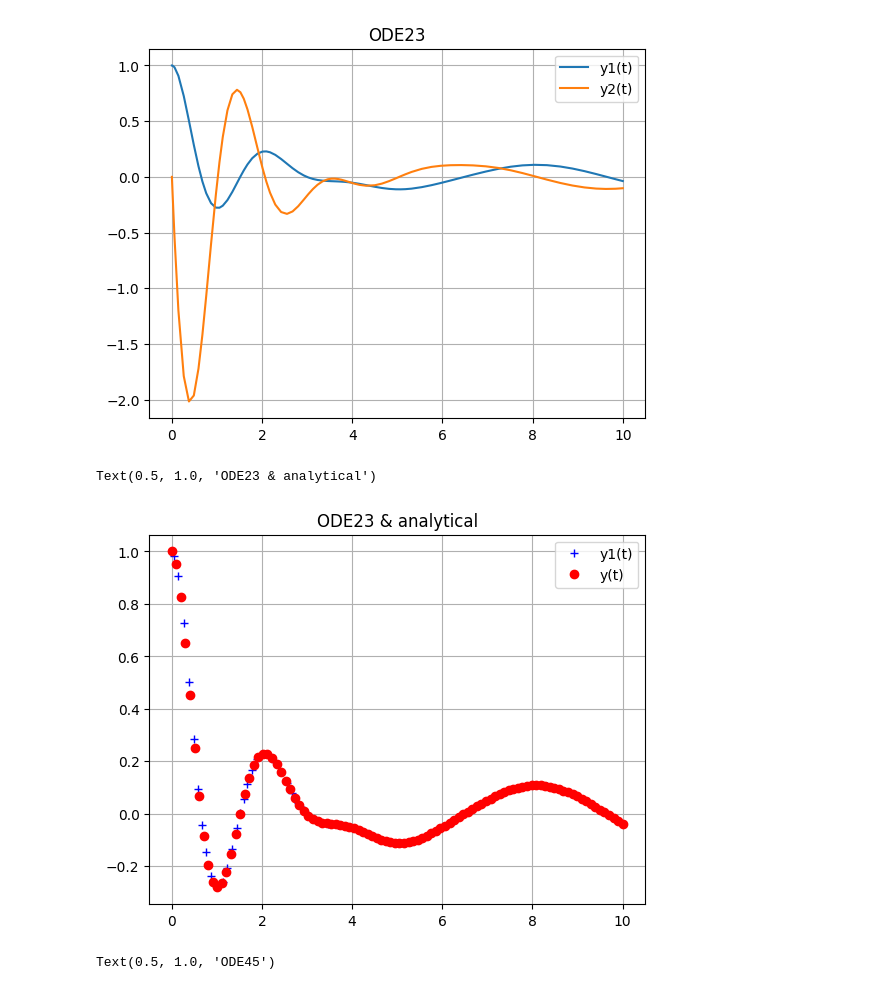
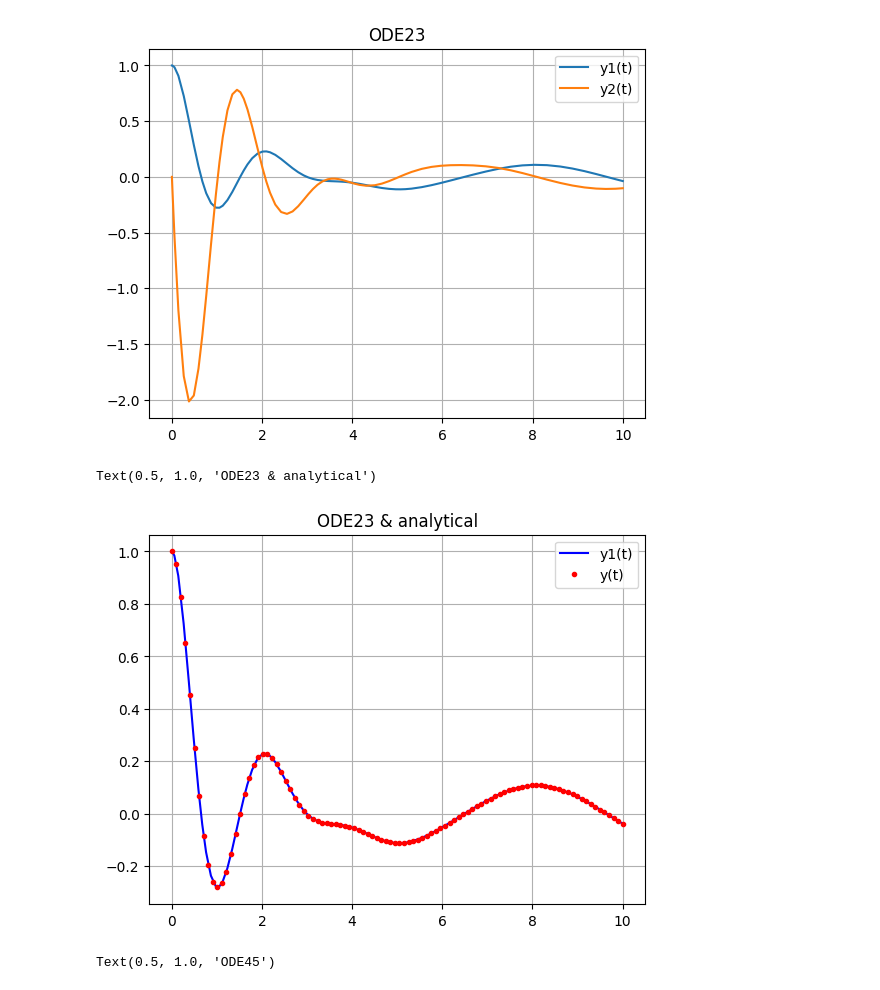
Before and after one commit to versadinary/q, a Jupyter notebook: l7.ipynb, the cells around one changed output. Saved outputs shown, nothing was run; the diff lists cells and outputs as text; code cells hidden in the pictures.

```diff
--- a/l7.ipynb
+++ b/l7.ipynb
@@ -21,11 +21,13 @@ def euler(n=10, h=0.01, x=0, y=1):
         ys.append(y)
     return xs, ys
 # %%
-n = [10, 50, 100]
-x, y = euler(n=10)
+h0 = 0.1
+n0 = 10
+# x0 = np.linspace(0, 1, 100000)
+x, y = euler(h=h0, n=n0)
 plt.plot(x, y, label='euler')
 plt.plot(x, analytic(x), label='analytic')
 plt.grid()
 plt.legend()
-plt.title(f'n =  {n[0]}')
+plt.title(f'h =  {h0}, n = {n0}')
 # %% [output]
@@ -34,7 +35,0 @@ Text(0.5, 1.0, 'n =  10')
-# %%
-x, y = euler(n=n[1])
-plt.plot(x, y, label='euler')
-plt.plot(x, analytic(x), label='analytic')
-plt.grid()
-plt.legend()
-plt.title(f'n =  {n[1]}')
@@ -44,7 +35,0 @@ Text(0.5, 1.0, 'n =  50')
-# %%
-x, y = euler(n=n[2])
-plt.plot(x, y, label='euler')
-plt.plot(x, analytic(x), label='analytic')
-plt.grid()
-plt.legend()
-plt.title(f'n =  {n[2]}')
@@ -153,14 +135,14 @@ Text(0.5, 1.0, 'ODE23')
 [figure]
 # %%
 x = np.linspace(0, 10, 100)
-plt.plot(rk23.t, rk23.y[0], 'b+', label='y1(t)')
-plt.plot(x, y(x), 'ro', label='y(t)')
+plt.plot(rk23.t, rk23.y[0], 'b', label='y1(t)')
+plt.plot(x, y(x), 'r.', label='y(t)')
 plt.grid()
 plt.legend()
 plt.title('ODE23 & analytical')
 # %% [output]
 Text(0.5, 1.0, 'ODE23 & analytical')
-[figure, old version]
+[figure, new version]
 # %%
 plt.plot(rk45.t, rk45.y[0], label='y1(t)')
 plt.plot(rk45.t, rk45.y[1], label='y2(t)')
```
Also changed, not shown: parts of 3 cells of this notebook, 2 other files.
